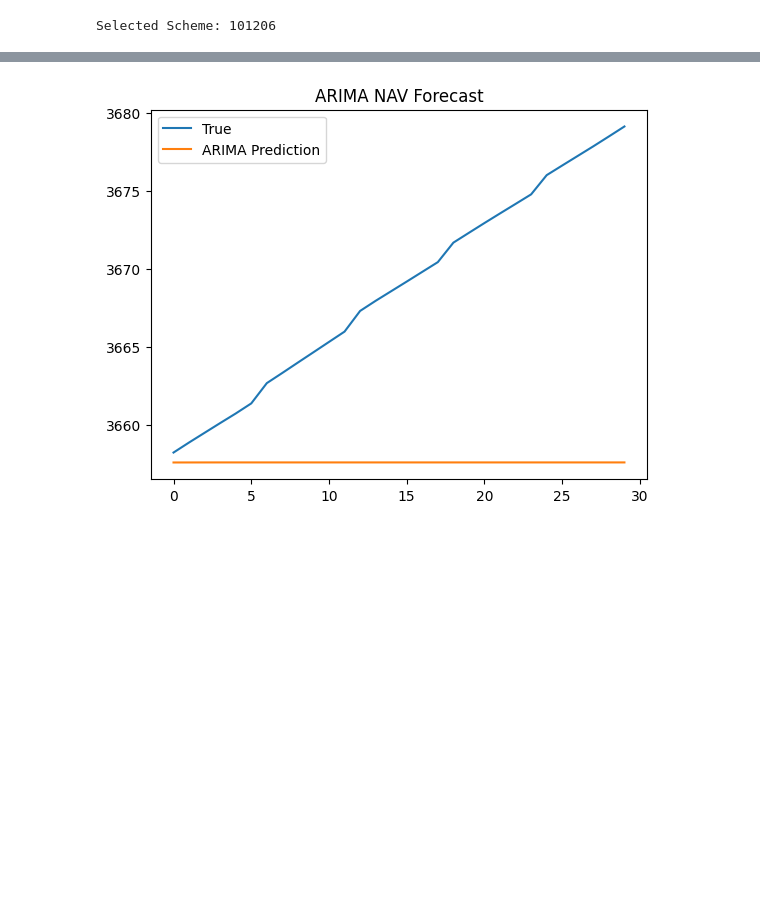
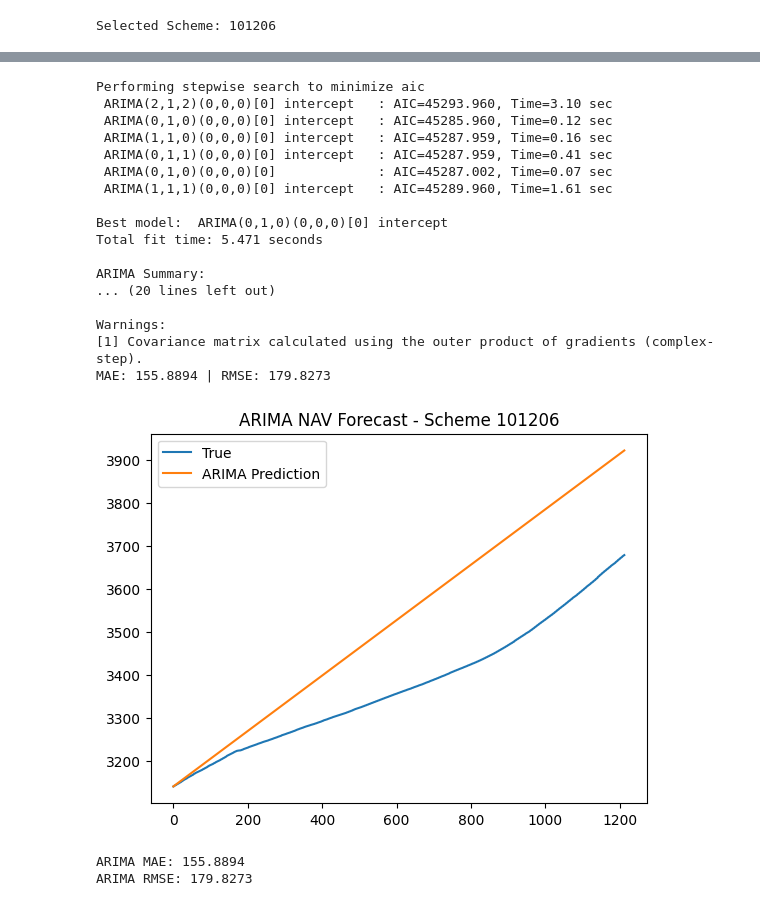
Before and after one commit to BalajiReddyCD/mutual-fund-recommender, a Jupyter notebook: notebooks/modeling.ipynb, the cells around one changed output, grey strips where cells are left out. Drawn from its saved outputs; the diff is of its cells as text; code cells hidden in the pictures; blank space fills up the shorter version.

Commit message:
Update: Optimized ARIMA model and added forecasting results

```diff
--- a/notebooks/modeling.ipynb
+++ b/notebooks/modeling.ipynb
@@ -18,13 +44,46 @@ Selected Scheme: 101206
 # %%
-sys.path.append('./src')
+import sys
+import pandas as pd
+import matplotlib.pyplot as plt
+
+# Add src/ to path so Python can find custom module
+sys.path.append('C:/Users/BALA/OneDrive - University of Hertfordshire/Desktop/mutual-fund-recommender/src')
 from arima_model import run_arima_forecast
 
-arima_preds, arima_true = run_arima_forecast(scheme_df)
+scheme_code = 101206
+
+# Run ARIMA forecast
+arima_preds, arima_true, mae, rmse = run_arima_forecast(df, scheme_code)
+
+# Display plot
 plt.plot(arima_true, label='True')
 plt.plot(arima_preds, label='ARIMA Prediction')
-plt.title("ARIMA NAV Forecast")
+plt.title(f"ARIMA NAV Forecast - Scheme {scheme_code}")
 plt.legend()
 plt.show()
+
+# Print metrics
+print(f"ARIMA MAE: {mae:.4f}")
+print(f"ARIMA RMSE: {rmse:.4f}")
 # %% [output]
+Performing stepwise search to minimize aic
+ ARIMA(2,1,2)(0,0,0)[0] intercept   : AIC=45293.960, Time=3.10 sec
+ ARIMA(0,1,0)(0,0,0)[0] intercept   : AIC=45285.960, Time=0.12 sec
+ ARIMA(1,1,0)(0,0,0)[0] intercept   : AIC=45287.959, Time=0.16 sec
+ ARIMA(0,1,1)(0,0,0)[0] intercept   : AIC=45287.959, Time=0.41 sec
+ ARIMA(0,1,0)(0,0,0)[0]             : AIC=45287.002, Time=0.07 sec
+ ARIMA(1,1,1)(0,0,0)[0] intercept   : AIC=45289.960, Time=1.61 sec
+
+Best model:  ARIMA(0,1,0)(0,0,0)[0] intercept
+Total fit time: 5.471 seconds
+
+ARIMA Summary:
+... (20 lines left out)
+
+Warnings:
+[1] Covariance matrix calculated using the outer product of gradients (complex-step).
+MAE: 155.8894 | RMSE: 179.8273
-[figure, old version]
+[figure, new version]
+ARIMA MAE: 155.8894
+ARIMA RMSE: 179.8273
 # %%
```
Also changed, not shown: parts of 6 cells of this notebook, 2 other files.
